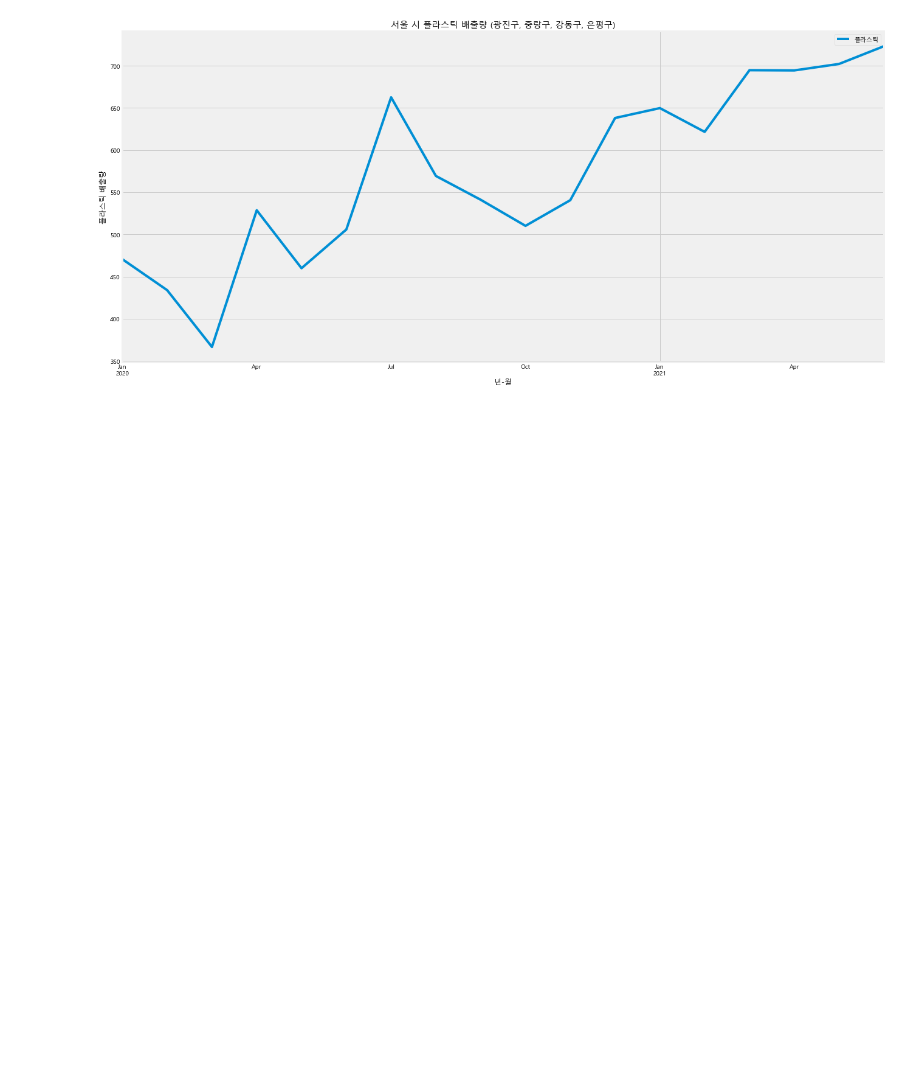
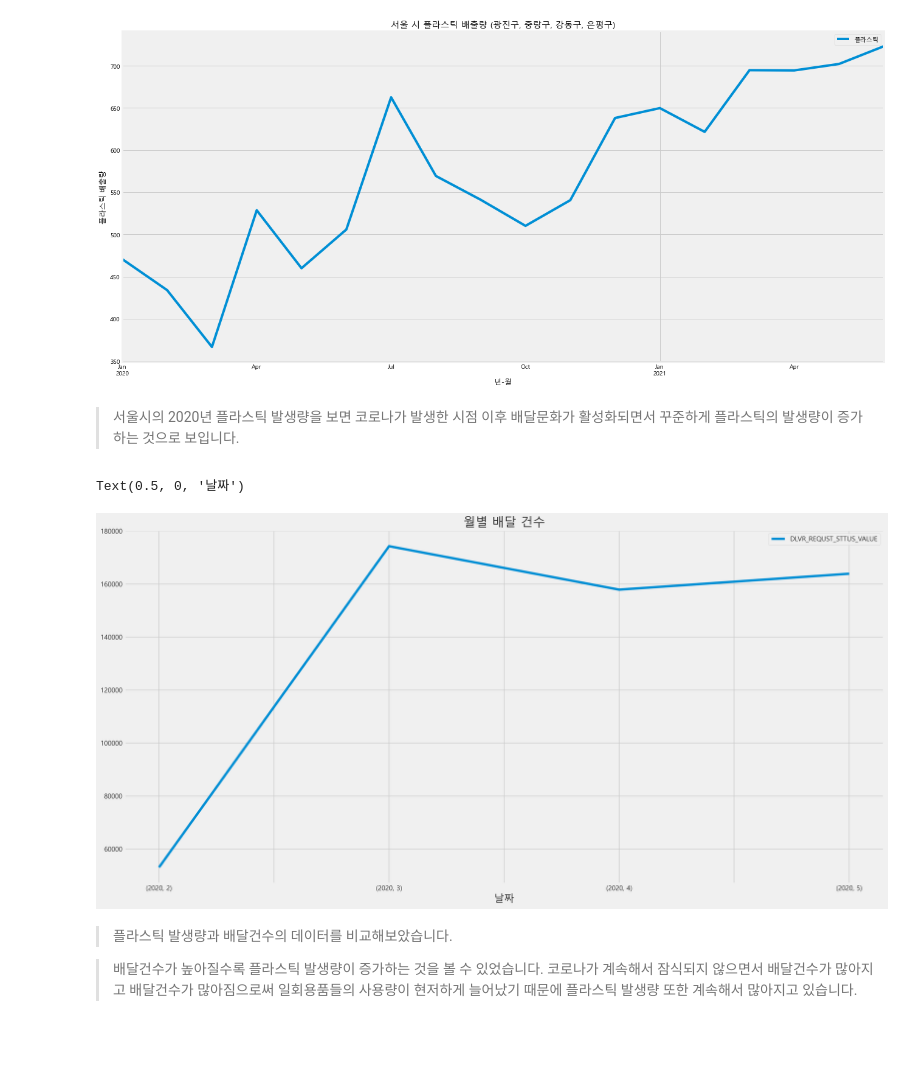
Before and after one commit to wonjun1995/KT_bigdata_platform_BI_challenge, a Jupyter notebook: DACON_v1.1.ipynb, the cells around one changed output. Drawn from its saved outputs; the diff is of its cells as text; code cells hidden in the pictures; blank space fills up the shorter version.

```diff
--- a/DACON_v1.1.ipynb
+++ b/DACON_v1.1.ipynb
@@ -311,6 +306,34 @@ Recycle_waste_sum.plot(y = ["플라스틱"], figsize= (20, 10), title = "서울
 # %% [output]
 <AxesSubplot:title={'center':'서울 시 플라스틱 배출량 (광진구, 중랑구, 강동구, 은평구)'}, xlabel='년-월', ylabel='플라스틱 배출량'>
 [figure]
+# %% [markdown]
+> 서울시의 2020년 플라스틱 발생량을 보면 코로나가 발생한 시점 이후 배달문화가 활성화되면서  꾸준하게 플라스틱의 발생량이 증가하는 것으로 보입니다.
+# %%
+# 분석 시작일과 종료일 사이의 배달 건수 select
+dlvr_call_range = dlvr_call[dlvr_call["PROCESS_DT"] >= first_epidemic]
+dlvr_call_range = dlvr_call_range[dlvr_call_range["PROCESS_DT"] <= end_date]
+
+# PROCESS_DT를 index로 지정
+dlvr_call_range['DATE']=pd.to_datetime(dlvr_call['PROCESS_DT'],format="%Y-%m")
+dlvr_call_range.set_index('DATE',inplace=True)
+
+# 배달 완료된 주문만 사용
+is_completed = dlvr_call_range["DLVR_REQUST_STTUS_VALUE"] == 1
+dlvr_completed = dlvr_call_range[is_completed]
+
+# 배달 완료된 주문을 년, 월을 기준으로 묶고, 각 년, 월에 발생한 배달 건수를 count
+dlvr_groupby = dlvr_completed.groupby(by=[dlvr_completed.index.year, dlvr_completed.index.month])[["DLVR_REQUST_STTUS_VALUE"]].count()
+
+# 월별 주문 건수
+dlvr_groupby.plot(use_index = True, y = ["DLVR_REQUST_STTUS_VALUE"], figsize = (20, 10), title = "월별 배달 건수")
+plt.xlabel('날짜')
+# %% [output]
+Text(0.5, 0, '날짜')
+[figure, added]
+# %% [markdown]
+>플라스틱 발생량과 배달건수의 데이터를 비교해보았습니다.
+
+>배달건수가 높아질수록 플라스틱 발생량이 증가하는 것을 볼 수 있었습니다. 코로나가 계속해서 잠식되지 않으면서 배달건수가 많아지고 배달건수가 많아짐으로써 일회용품들의 사용량이 현저하게 늘어났기 때문에 플라스틱 발생량 또한 계속해서 많아지고 있습니다.
 # %% [markdown]
 <br>
 # %% [markdown]
```
Also changed, not shown: parts of 12 cells of this notebook.
